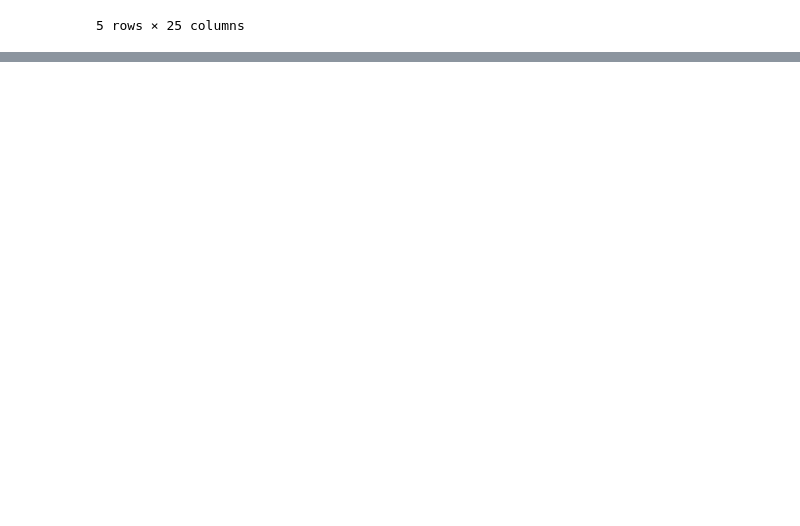
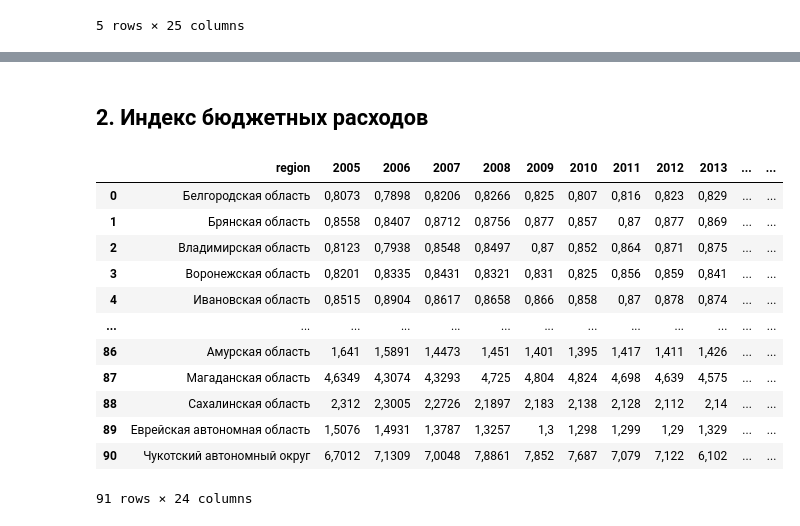
Before and after one commit to tochno-st/reg_normalizer, a Jupyter notebook: notebooks/add-indicators.ipynb, the cells around one changed output, grey strips where cells are left out. Saved outputs shown, nothing was run; the diff lists cells and outputs as text; code cells hidden in the pictures; blank space fills up the shorter version.

```diff
--- a/notebooks/add-indicators.ipynb
+++ b/notebooks/add-indicators.ipynb
@@ -78,0 +95,8 @@ long_data.to_excel('../data/processed/fixed_basket_final.xlsx')
+# %% [markdown]
+## 2. Индекс бюджетных расходов
+# %%
+ibr = pd.read_csv('../data/external/ibr_2005_2025.csv', sep=',')
+# %%
+ibr = ibr.rename(columns={'Субъекты РФ': 'region'})
+# %%
+ibr = matcher.attach_fields(ibr, 'region', ['name_rus', 'oktmo'], threshold=0.5)
@@ -78,0 +105,16 @@ long_data.to_excel('../data/processed/fixed_basket_final.xlsx')
+# %%
+ibr
+# %% [output]
+|  | region | 2005 | 2006 | 2007 | 2008 | 2009 | 2010 | 2011 | 2012 | 2013 | ... | ... |
+| 0 | Белгородская область | 0,8073 | 0,7898 | 0,8206 | 0,8266 | 0,825 | 0,807 | 0,816 | 0,823 | 0,829 | ... | ... |
+| 1 | Брянская область | 0,8558 | 0,8407 | 0,8712 | 0,8756 | 0,877 | 0,857 | 0,87 | 0,877 | 0,869 | ... | ... |
+| 2 | Владимирская область | 0,8123 | 0,7938 | 0,8548 | 0,8497 | 0,87 | 0,852 | 0,864 | 0,871 | 0,875 | ... | ... |
+| 3 | Воронежская область | 0,8201 | 0,8335 | 0,8431 | 0,8321 | 0,831 | 0,825 | 0,856 | 0,859 | 0,841 | ... | ... |
+| 4 | Ивановская область | 0,8515 | 0,8904 | 0,8617 | 0,8658 | 0,866 | 0,858 | 0,87 | 0,878 | 0,874 | ... | ... |
+| ... | ... | ... | ... | ... | ... | ... | ... | ... | ... | ... | ... | ... |
+| 86 | Амурская область | 1,641 | 1,5891 | 1,4473 | 1,451 | 1,401 | 1,395 | 1,417 | 1,411 | 1,426 | ... | ... |
+| 87 | Магаданская область | 4,6349 | 4,3074 | 4,3293 | 4,725 | 4,804 | 4,824 | 4,698 | 4,639 | 4,575 | ... | ... |
+| 88 | Сахалинская область | 2,312 | 2,3005 | 2,2726 | 2,1897 | 2,183 | 2,138 | 2,128 | 2,112 | 2,14 | ... | ... |
+| 89 | Еврейская автономная область | 1,5076 | 1,4931 | 1,3787 | 1,3257 | 1,3 | 1,298 | 1,299 | 1,29 | 1,329 | ... | ... |
+| 90 | Чукотский автономный округ | 6,7012 | 7,1309 | 7,0048 | 7,8861 | 7,852 | 7,687 | 7,079 | 7,122 | 6,102 | ... | ... |
+91 rows × 24 columns
```
Also changed, not shown: parts of 6 cells of this notebook, 5 other files.
